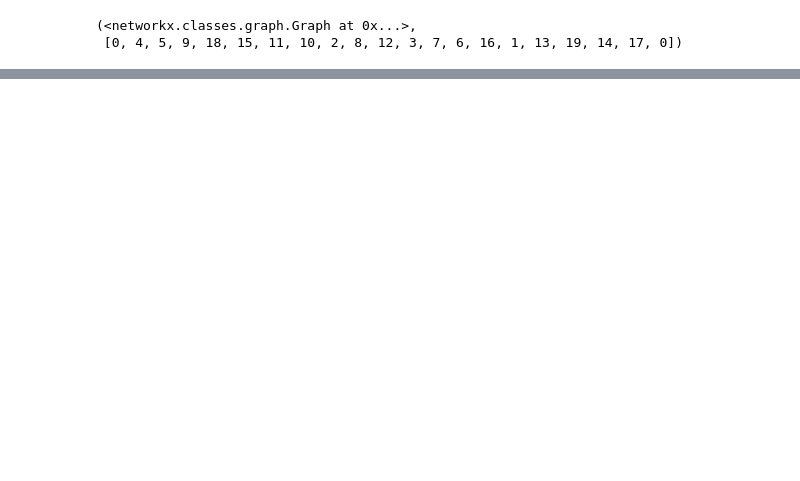
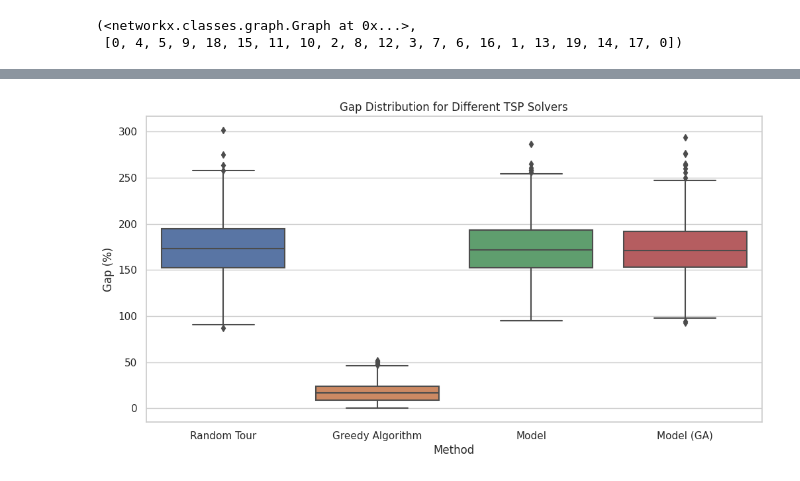
Before and after one commit to cricci3/DeepLearningLab, a Jupyter notebook: Assignment 4/assignment4.ipynb, the cells around one changed output, grey strips where cells are left out. Cells and saved outputs as stored; diff of their text form; code cells hidden in the pictures; blank space fills up the shorter version.

Commit message:
testing and box plot

```diff
--- a/Assignment 4/assignment4.ipynb
+++ b/Assignment 4/assignment4.ipynb
@@ -80,7 +80,7 @@ def transformer_tsp(G, model, DEVICE = 'cpu'):
 
     with torch.no_grad():
 
-        _, tgt_mask, _, _ = create_mask(x, y)
+        _, tgt_mask, _, _ = create_mask(x, y, DEVICE)
 
         out = model(x, y, None, tgt_mask, None, None)
 
@@ -253,14 +253,7 @@ batch_size = 32
 
 train_dataset = GraphDataset(train)
 val_dataset = GraphDataset(valid)
-test_dataset = GraphDataset(def create_graph(coords):
-    G = nx.Graph()
-    n = coords.shape[0]
-    for i in range(n):
-        for j in range(i + 1, n):
-            weight = torch.sqrt(torch.sum((coords[i] - coords[j]) ** 2)).item()
-            G.add_edge(i, j, weight=weight)
-    return G)
+test_dataset = GraphDataset(test)
 
 trainloader = DataLoader(train_dataset, batch_size=batch_size)
 valloader = DataLoader(val_dataset, batch_size=batch_size)
@@ -632,6 +625,10 @@ Test your model on the test set and compare it with two baselines:
 - greedy algorithm: Starts from a node and selects the closest unvisited
 node iteratively.
 # %%
-model = torch.load('/kaggle/input/tsp_models/pytorch/default/1/model.pt')
+model = TSPTransformer(n, n_enc, n_dec, de, dd, N_HEAD, DROPOUT, dim_feedforward).to(DEVICE)
+checkpoint = torch.load('/kaggle/input/tsp_models/pytorch/default/1/model.pt')
+model.load_state_dict(checkpoint['model_state_dict'])
 
-model_GA = torch.load('/kaggle/input/tsp_models/pytorch/default/1/model_acc.pt')
+modelACC = TSPTransformer(n, n_enc, n_dec, de, dd, N_HEAD, DROPOUT, dim_feedforward).to(DEVICE)
+checkpoint = torch.load('/kaggle/input/tsp_models/pytorch/default/1/model_acc.pt')
+modelACC.load_state_dict(checkpoint['model_state_dict'])
@@ -679,0 +660,31 @@ print(gap(graph, model_GA, device=DEVICE))
+# %%
+import seaborn as sns
+
+# Plotting the results
+sns.set(style="whitegrid")
+plt.figure(figsize=(12, 6))
+
+# Combine all gaps into a DataFrame for plotting
+import pandas as pd
+data = pd.DataFrame({
+    'Random Tour': gaps_random,
+    'Greedy Algorithm': gaps_greedy,
+    'Model': gaps_model,
+    'Model (GA)': gaps_model_ga
+})
+
+# Melt the DataFrame for seaborn boxplot
+data_melted = data.melt(var_name='Method', value_name='Gap')
+
+# Create boxplots
+sns.boxplot(x='Method', y='Gap', data=data_melted)
+
+# Add plot title and labels
+plt.title('Gap Distribution for Different TSP Solvers')
+plt.xlabel('Method')
+plt.ylabel('Gap (%)')
+
+# Show the plot
+plt.show()
+# %% [output]
+[figure, added]
```
Also changed, not shown: parts of 12 cells of this notebook.
